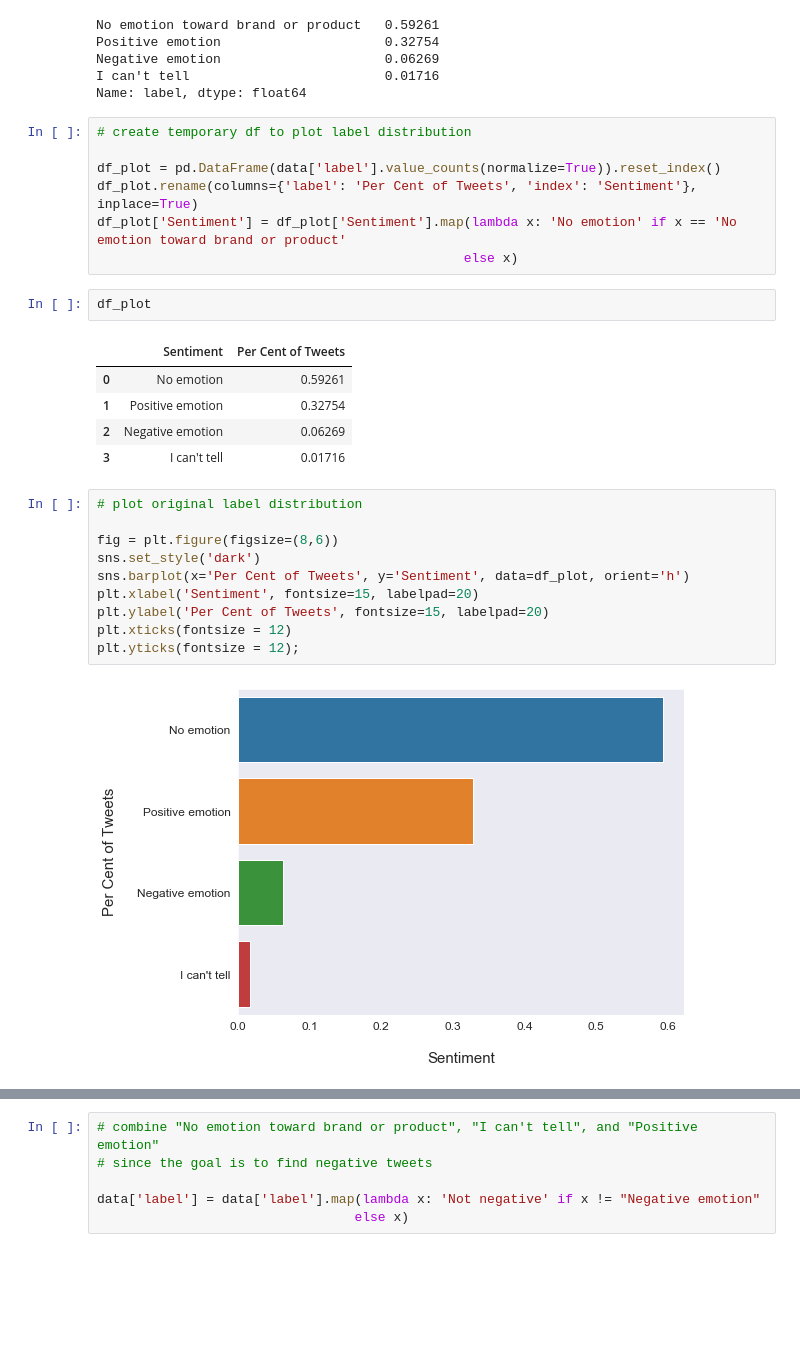
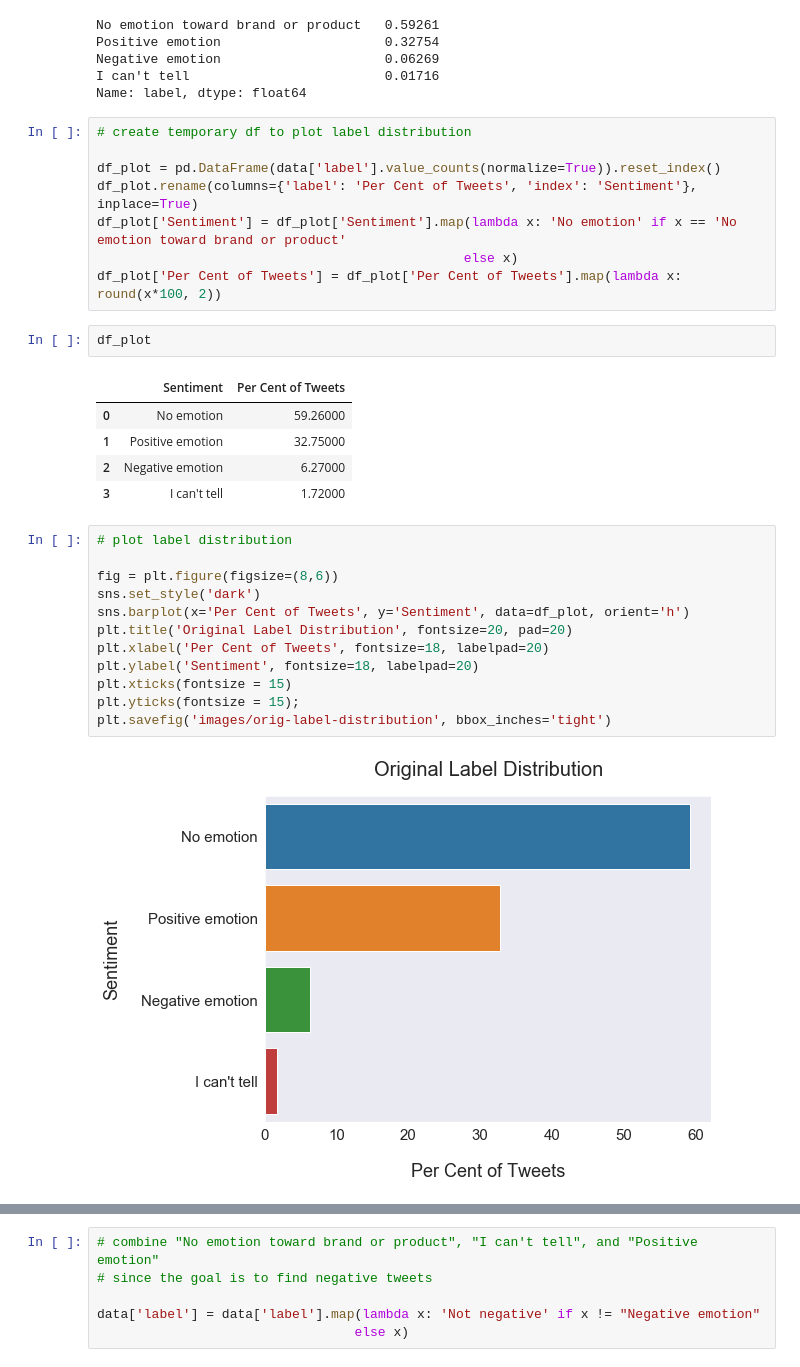
Before and after one commit to lilisbeit/Twitter-Sentiment-Analysis, a Jupyter notebook: negative-tweets-final.ipynb, the cells around one changed output, grey strips where cells are left out. Cells and saved outputs as stored; diff of their text form; blank space fills up the shorter version.

```diff
--- a/negative-tweets-final.ipynb
+++ b/negative-tweets-final.ipynb
@@ -124,23 +124,26 @@ df_plot = pd.DataFrame(data['label'].value_counts(normalize=True)).reset_index()
 df_plot.rename(columns={'label': 'Per Cent of Tweets', 'index': 'Sentiment'}, inplace=True)
 df_plot['Sentiment'] = df_plot['Sentiment'].map(lambda x: 'No emotion' if x == 'No emotion toward brand or product'
                                                else x)
+df_plot['Per Cent of Tweets'] = df_plot['Per Cent of Tweets'].map(lambda x: round(x*100, 2))
 # %%
 df_plot
 # %% [output]
 |  | Sentiment | Per Cent of Tweets |
-| 0 | No emotion | 0.59261 |
-| 1 | Positive emotion | 0.32754 |
-| 2 | Negative emotion | 0.06269 |
-| 3 | I can't tell | 0.01716 |
+| 0 | No emotion | 59.26000 |
+| 1 | Positive emotion | 32.75000 |
+| 2 | Negative emotion | 6.27000 |
+| 3 | I can't tell | 1.72000 |
 # %%
-# plot original label distribution
+# plot label distribution
 
 fig = plt.figure(figsize=(8,6))
 sns.set_style('dark')
 sns.barplot(x='Per Cent of Tweets', y='Sentiment', data=df_plot, orient='h')
-plt.xlabel('Sentiment', fontsize=15, labelpad=20)
-plt.ylabel('Per Cent of Tweets', fontsize=15, labelpad=20)
-plt.xticks(fontsize = 12)
-plt.yticks(fontsize = 12);
+plt.title('Original Label Distribution', fontsize=20, pad=20)
+plt.xlabel('Per Cent of Tweets', fontsize=18, labelpad=20)
+plt.ylabel('Sentiment', fontsize=18, labelpad=20)
+plt.xticks(fontsize = 15)
+plt.yticks(fontsize = 15);
+plt.savefig('images/orig-label-distribution', bbox_inches='tight')
 # %% [output]
-[figure, old version]
+[figure, new version]
```
Also changed, not shown: parts of 43 cells of this notebook, 10 other files.
